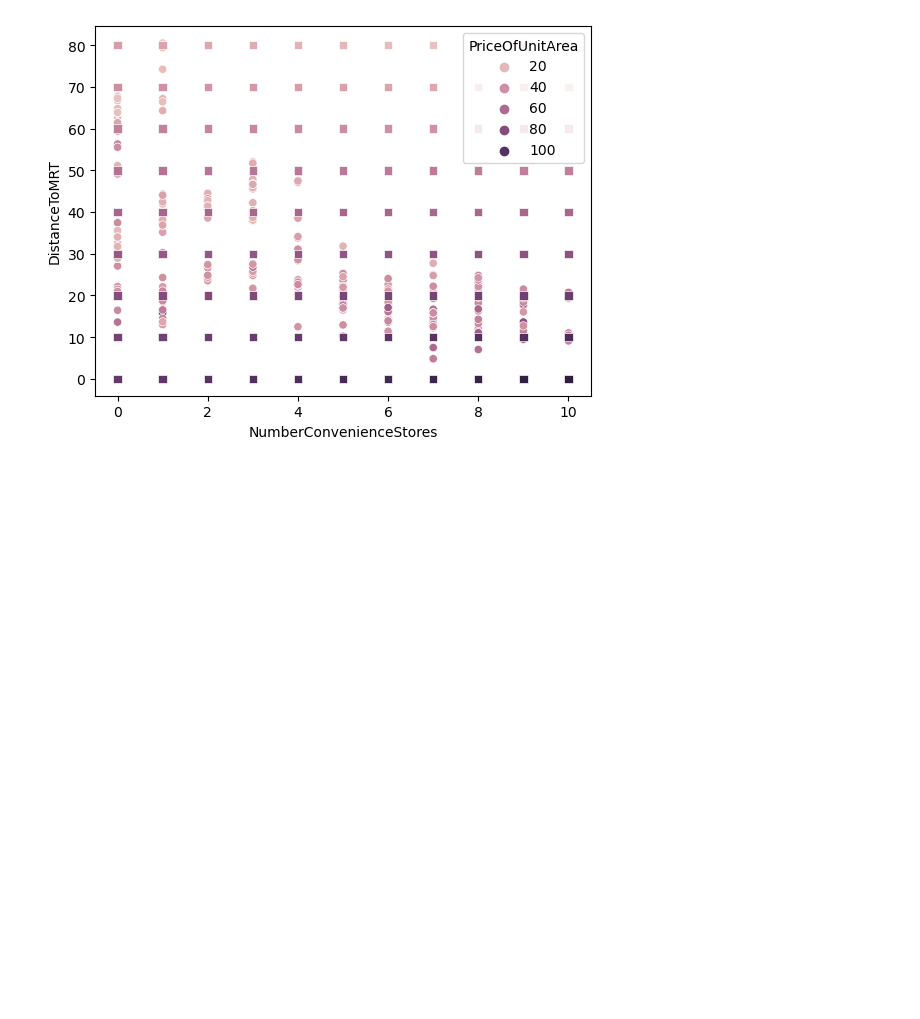
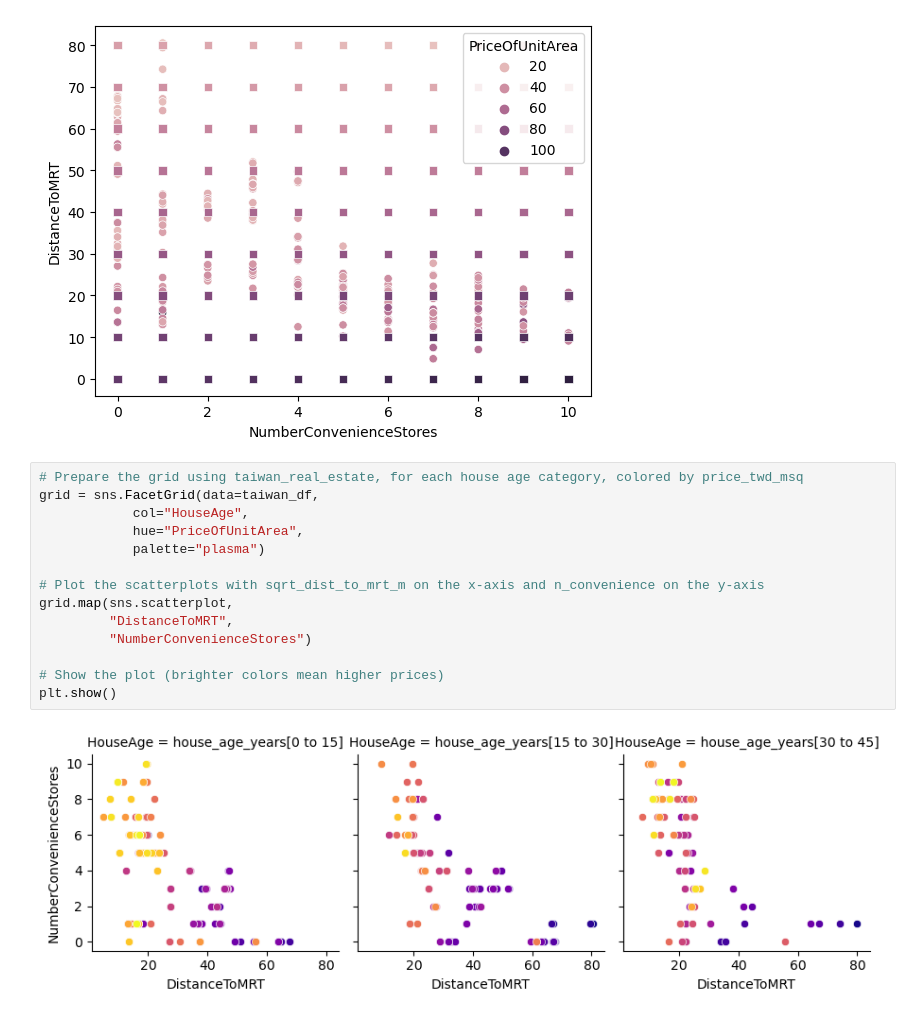
Before and after one commit to saalssall/Statistics_In_Python, a Jupyter notebook: Regression_statsmodel_2.ipynb, the cells around one changed output. Saved outputs shown, nothing was run; the diff lists cells and outputs as text; blank space fills up the shorter version.

Commit message:
Visualize many variables with seaborn FacetGrid

```diff
--- a/Regression_statsmodel_2.ipynb
+++ b/Regression_statsmodel_2.ipynb
@@ -719,3 +719,19 @@ sns.scatterplot(x = "NumberConvenienceStores", y = "DistanceToMRT",hue = "PriceO
 plt.show()
 # %% [output]
 [figure]
+# %%
+# Prepare the grid using taiwan_real_estate, for each house age category, colored by price_twd_msq
+grid = sns.FacetGrid(data=taiwan_df,
+            col="HouseAge",
+            hue="PriceOfUnitArea",
+            palette="plasma")
+
+# Plot the scatterplots with sqrt_dist_to_mrt_m on the x-axis and n_convenience on the y-axis
+grid.map(sns.scatterplot,
+         "DistanceToMRT",
+         "NumberConvenienceStores")
+
+# Show the plot (brighter colors mean higher prices)
+plt.show()
+# %% [output]
+[figure, added]
```
